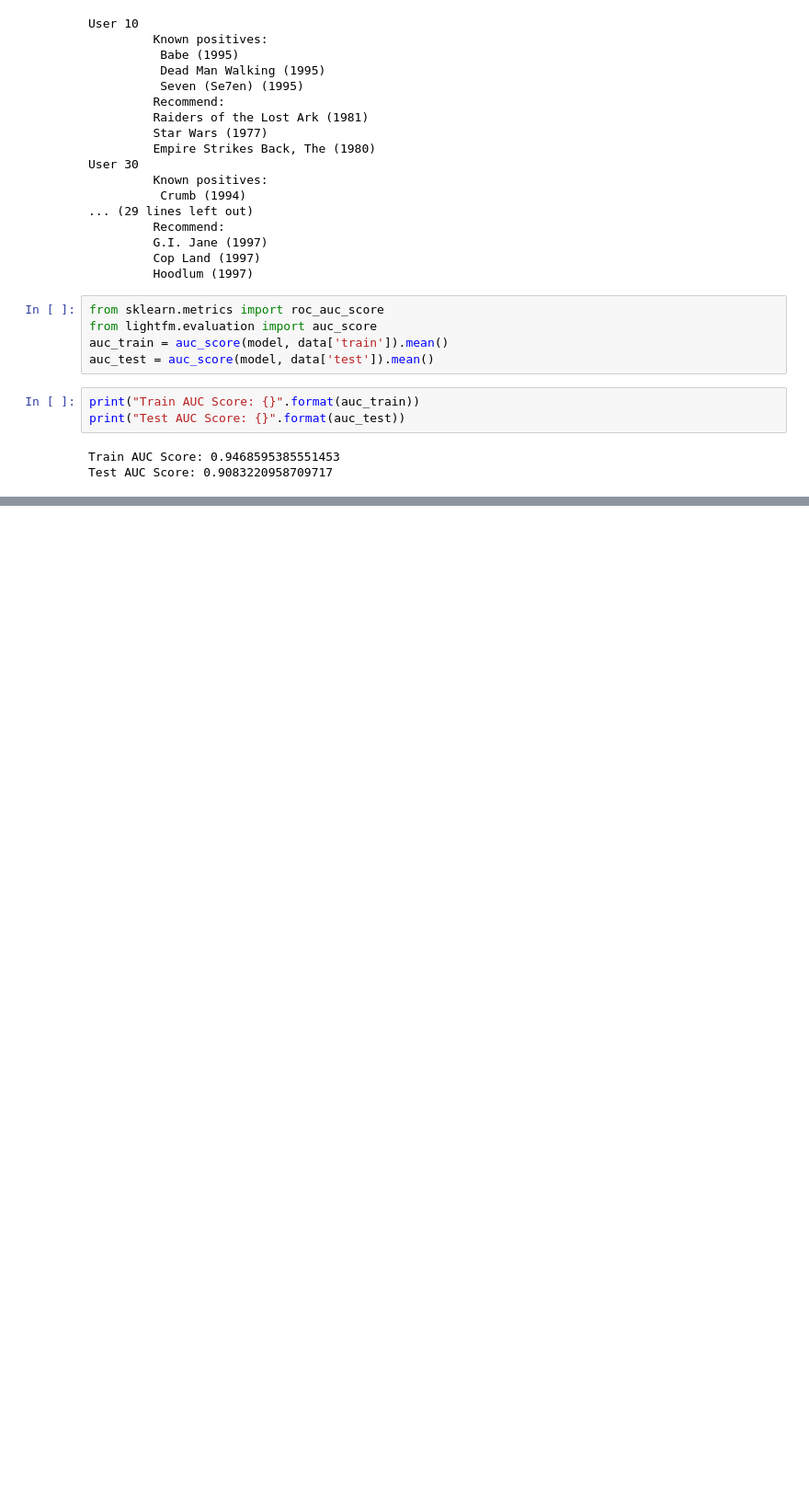
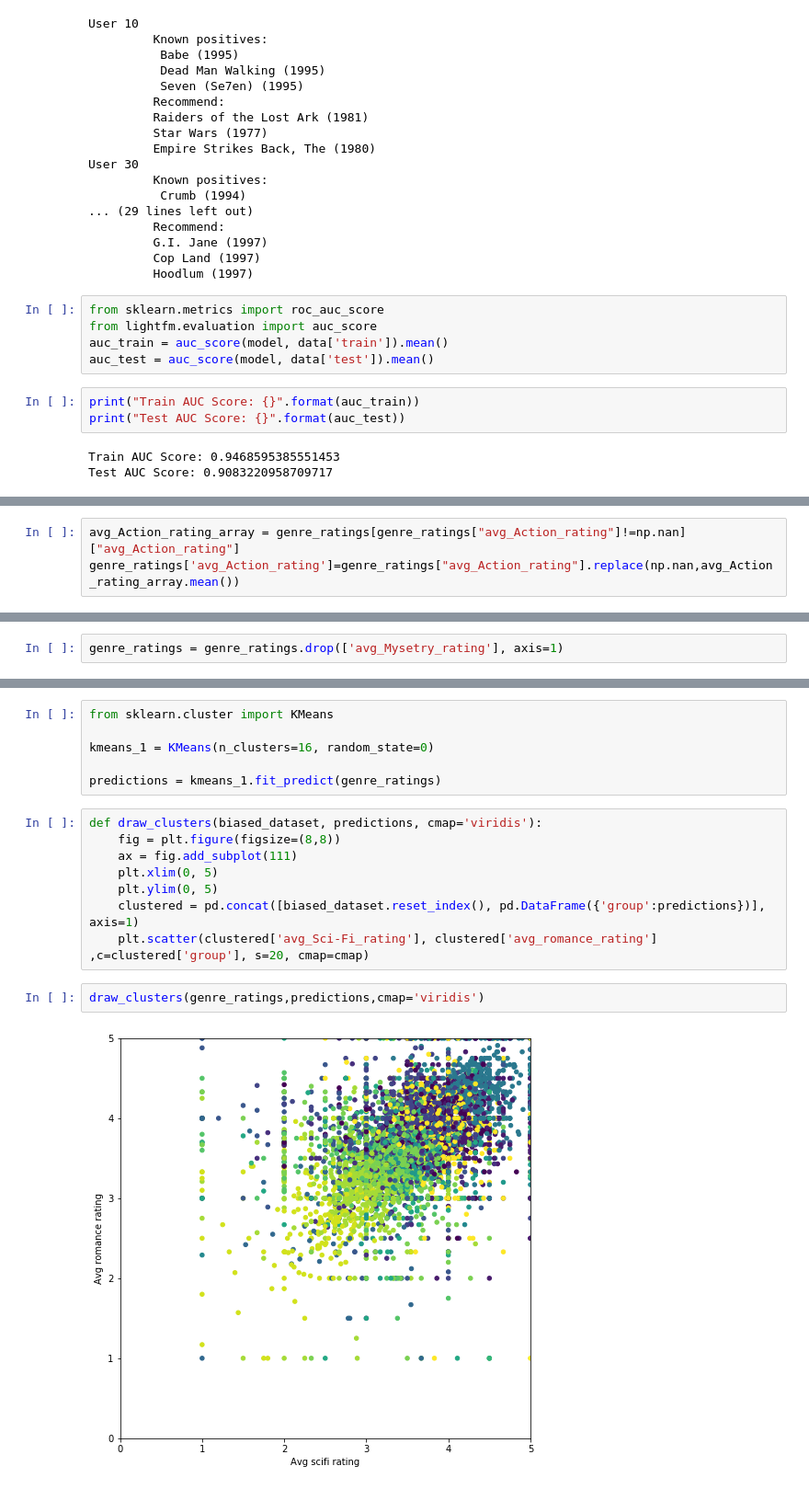
Before and after one commit to goelsarthak/Movies_Recommender_System, a Jupyter notebook: Final Project.ipynb, the cells around one changed output, grey strips where cells are left out. Shown: that part at 92% size. Saved outputs shown, nothing was run; the diff lists cells and outputs as text; blank space fills up the shorter version.

Commit message:
Added K-Mean Clustering

```diff
--- a/Final Project.ipynb
+++ b/Final Project.ipynb
@@ -196,0 +354,3 @@ Test AUC Score: 0.9083220958709717
+# %%
+avg_Action_rating_array = genre_ratings[genre_ratings["avg_Action_rating"]!=np.nan]["avg_Action_rating"]
+genre_ratings['avg_Action_rating']=genre_ratings["avg_Action_rating"].replace(np.nan,avg_Action_rating_array.mean())
@@ -196,0 +378,2 @@ Test AUC Score: 0.9083220958709717
+# %%
+genre_ratings = genre_ratings.drop(['avg_Mysetry_rating'], axis=1)
@@ -196,0 +390,18 @@ Test AUC Score: 0.9083220958709717
+# %%
+from sklearn.cluster import KMeans
+
+kmeans_1 = KMeans(n_clusters=16, random_state=0)
+
+predictions = kmeans_1.fit_predict(genre_ratings)
+# %%
+def draw_clusters(biased_dataset, predictions, cmap='viridis'):
+    fig = plt.figure(figsize=(8,8))
+    ax = fig.add_subplot(111)
+    plt.xlim(0, 5)
+    plt.ylim(0, 5)
+    clustered = pd.concat([biased_dataset.reset_index(), pd.DataFrame({'group':predictions})], axis=1)
+    plt.scatter(clustered['avg_Sci-Fi_rating'], clustered['avg_romance_rating'] ,c=clustered['group'], s=20, cmap=cmap)
+# %%
+draw_clusters(genre_ratings,predictions,cmap='viridis')
+# %% [output]
+[figure, added]
```
Also changed, not shown: parts of 44 cells of this notebook.
